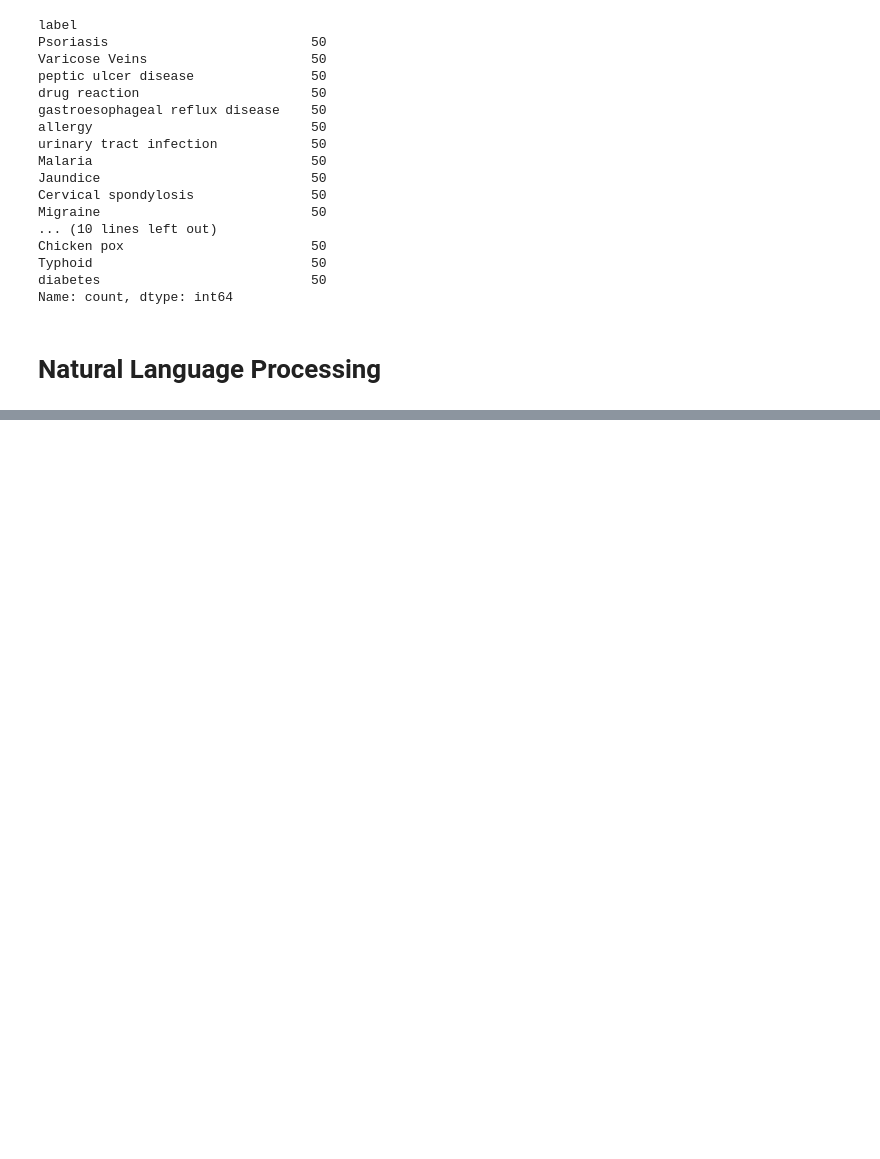
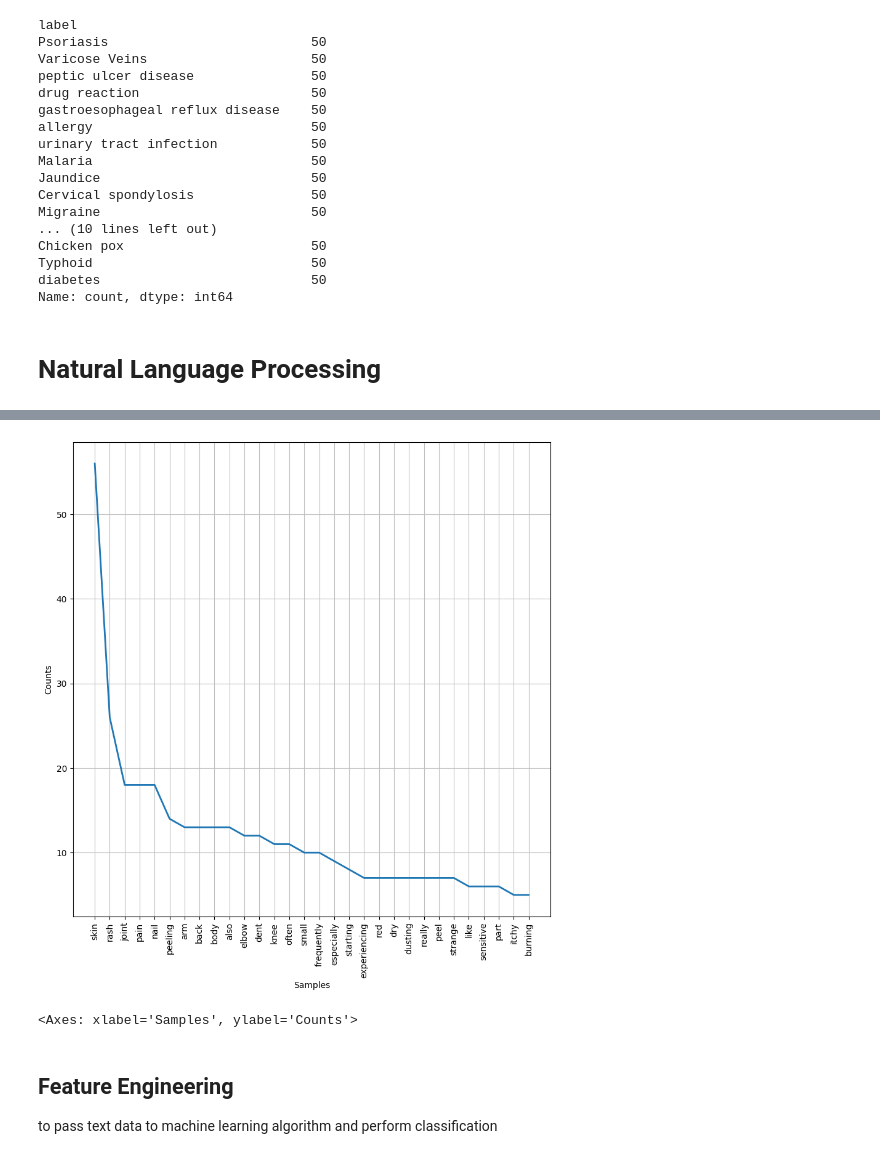
Before and after one commit to SangyunT/disease_and_symptoms, a Jupyter notebook: index.ipynb, the cells around one changed output, grey strips where cells are left out. Cells and saved outputs as stored; diff of their text form; code cells hidden in the pictures; blank space fills up the shorter version.

Commit message:
NLP preprocessing

```diff
--- a/index.ipynb
+++ b/index.ipynb
@@ -68,0 +38,22 @@ sample_doc
+# %%
+def nlp_preprocessing(corpus):
+    from nltk.tokenize import RegexpTokenizer
+    from nltk.corpus import stopwords
+    from nltk.stem import WordNetLemmatizer
+
+    sw = stopwords.words('english') + ["i've", "i'm"]
+    pattern = "([a-zA-Z]+(?:'[a-z]+)?)"
+    tokenizer = RegexpTokenizer(pattern)
+
+    tokenized_corp = tokenizer.tokenize(corpus)
+    lower_corp = [token.lower() for token in tokenized_corp]
+    sw_corp = [token for token in lower_corp if token not in sw]
+
+    lemmatizer = WordNetLemmatizer()
+
+    lemmed_corp = [lemmatizer.lemmatize(token) for token in sw_corp]
+
+    return lemmed_corp
+# %%
+index['processed'] = index['text'].apply(nlp_preprocessing)
+index.head()
@@ -68,0 +67,11 @@ sample_doc
+# %%
+# testing with psoriasis
+
+df_psoriasis = index[index['label'] == 'Psoriasis']
+
+psoriasis_symp = []
+
+for index, row in df_psoriasis.iterrows():
+    psoriasis_symp += row['processed']
+
+psoriasis_symp
@@ -68,0 +96,13 @@ sample_doc
+# %%
+from nltk.probability import FreqDist
+import matplotlib.pyplot as plt
+
+fdist = FreqDist(psoriasis_symp)
+plt.figure(figsize=(10, 10))
+fdist.plot(30)
+# %% [output]
+[figure, added]
+<Axes: xlabel='Samples', ylabel='Counts'>
+# %% [markdown]
+## Feature Engineering
+to pass text data to machine learning algorithm and perform classification
```
Also changed, not shown: parts of 7 cells of this notebook.
